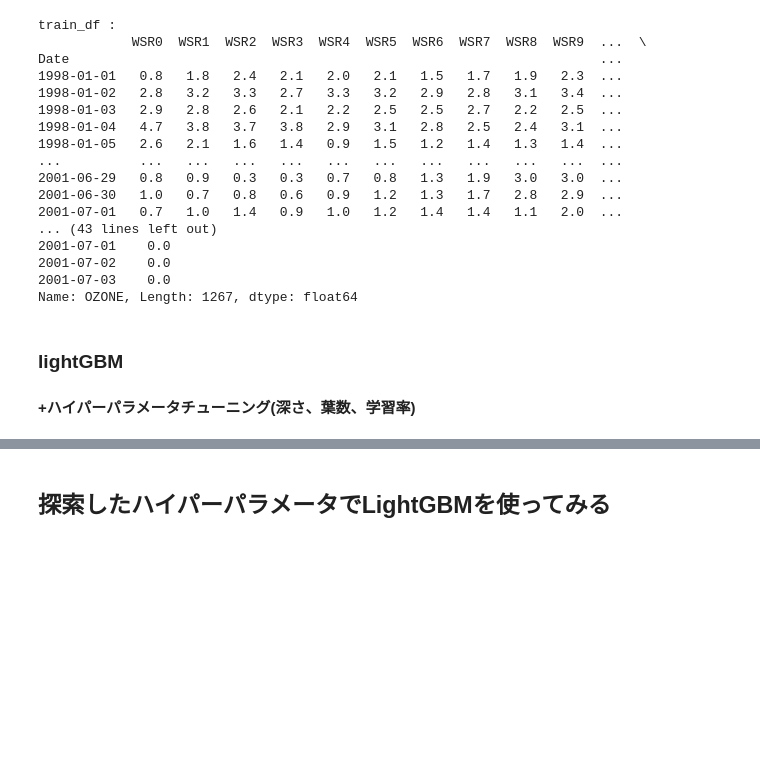
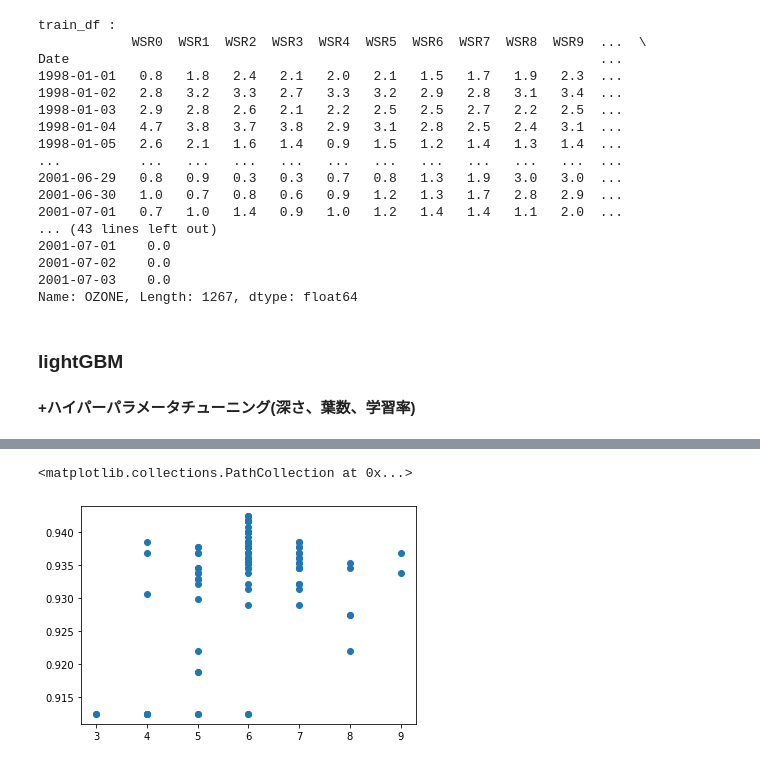
Before and after one commit to sakiiwaki/ozon, a Jupyter notebook: notebooks/ozon_3_lightGBM2.ipynb, the cells around one changed output, grey strips where cells are left out. Drawn from its saved outputs; the diff is of its cells as text; code cells hidden in the pictures; blank space fills up the shorter version.

```diff
--- a/notebooks/ozon_3_lightGBM2.ipynb
+++ b/notebooks/ozon_3_lightGBM2.ipynb
@@ -149,15 +151,21 @@ def objective(trial):
         "force_row_wise" : True,
         "seed" : 0,
         'learning_rate': 0.1,
-        'min_data_in_leaf': 5,
+        'min_data_in_leaf': 50,
+        "early_stopping_rounds": 50,
+        "min_child_samples": 20,
+        "verbose_eval": 200,
+        "reg_lambda": .1,
+        "reg_alpha": .1,
+        "colsample_bytree": .8,
 
         # optunaでパラメータ探索する区間を指定
         #木の最大深度
-        "max_depth": trial.suggest_int('max_depth', 3, 20),
+        "max_depth": trial.suggest_int('max_depth', 3, 9),
         #一本の木の最大葉数
-        "num_leaves": trial.suggest_int('num_leaves', 21, 41),
+        "num_leaves": trial.suggest_int('num_leaves', 15, 31),
         #学習率
-        "learning_rate": trial.suggest_uniform('learning_rate', 0.1, 0.2),
+        "learning_rate": trial.suggest_float('learning_rate', 0.05, 0.1),
         }
 
     # KFold で学習させる
@@ -172,7 +180,7 @@ def objective(trial):
         lgb_valid = lgb.Dataset(X_val, y_val)
 
         # model = lgb.train(params = lgb_params, train_set = lgb_train, valid_sets = [lgb_train, lgb_valid], callbacks=[lgb.log_evaluation(period=100), lgb.early_stopping(10)],)
-        model = lgb.train(params = lgb_params, train_set = lgb_train, valid_sets = [lgb_train, lgb_valid], callbacks=[lgb.log_evaluation(period=1), lgb.early_stopping(10)],)
+        model = lgb.train(params = lgb_params, train_set = lgb_train, valid_sets = [lgb_train, lgb_valid], callbacks=[lgb.log_evaluation(period=100), lgb.early_stopping(10)],)
 
         y_pred = model.predict(X_train)
 
@@ -211,3 +219,4 @@ optuna_log_df = study.trials_dataframe(attrs=("number", "value", "params"))
 
 # max_depthと正答率の関係を可視化
 plt.scatter(optuna_log_df["params_max_depth"], optuna_log_df["value"])
+# %% [output]
@@ -214,2 +240,2 @@ plt.scatter(optuna_log_df["params_max_depth"], optuna_log_df["value"])
+<matplotlib.collections.PathCollection at 0x...>
+[figure, added]
-# %% [markdown]
-## 探索したハイパーパラメータでLightGBMを使ってみる
```
Also changed, not shown: parts of 11 cells of this notebook, 3 other files.
